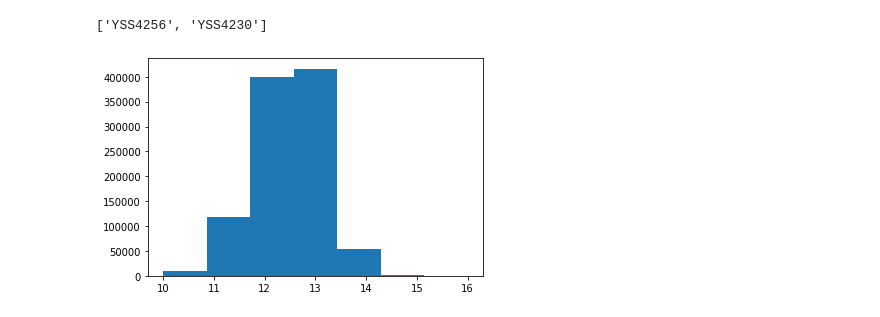
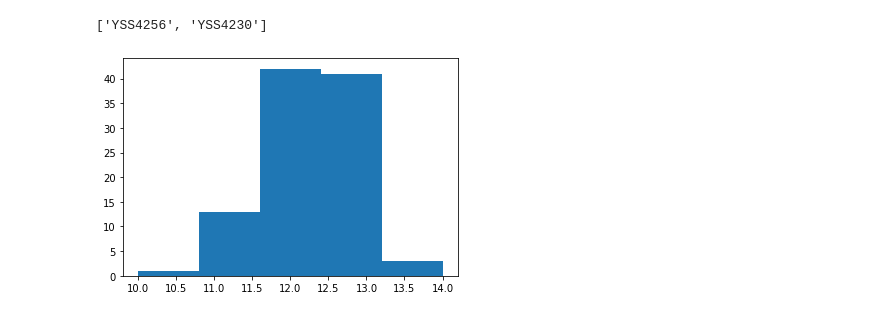
Before and after one commit to yanhua-wang/colouring, a Jupyter notebook: greedy_algorithm_final.ipynb, the cells around one changed output. Cells and saved outputs as stored; diff of their text form; code cells hidden in the pictures.

```diff
--- a/greedy_algorithm_final.ipynb
+++ b/greedy_algorithm_final.ipynb
@@ -453,11 +453,11 @@ colors_to_mod_cc[9]
 # %% [output]
 ['YSS4256', 'YSS4230']
 # %%
-counts, _ , _= random_color(dic_cc, 1000000)
+counts, _ , _= random_color(dic_cc, 100)
 
 number_of_unique_values = len(Counter(counts).keys())
 
 plt.hist(counts,bins = number_of_unique_values)
 plt.show()
 # %% [output]
-[figure, old version]
+[figure, new version]
```
Also changed, not shown: parts of 17 cells of this notebook.
